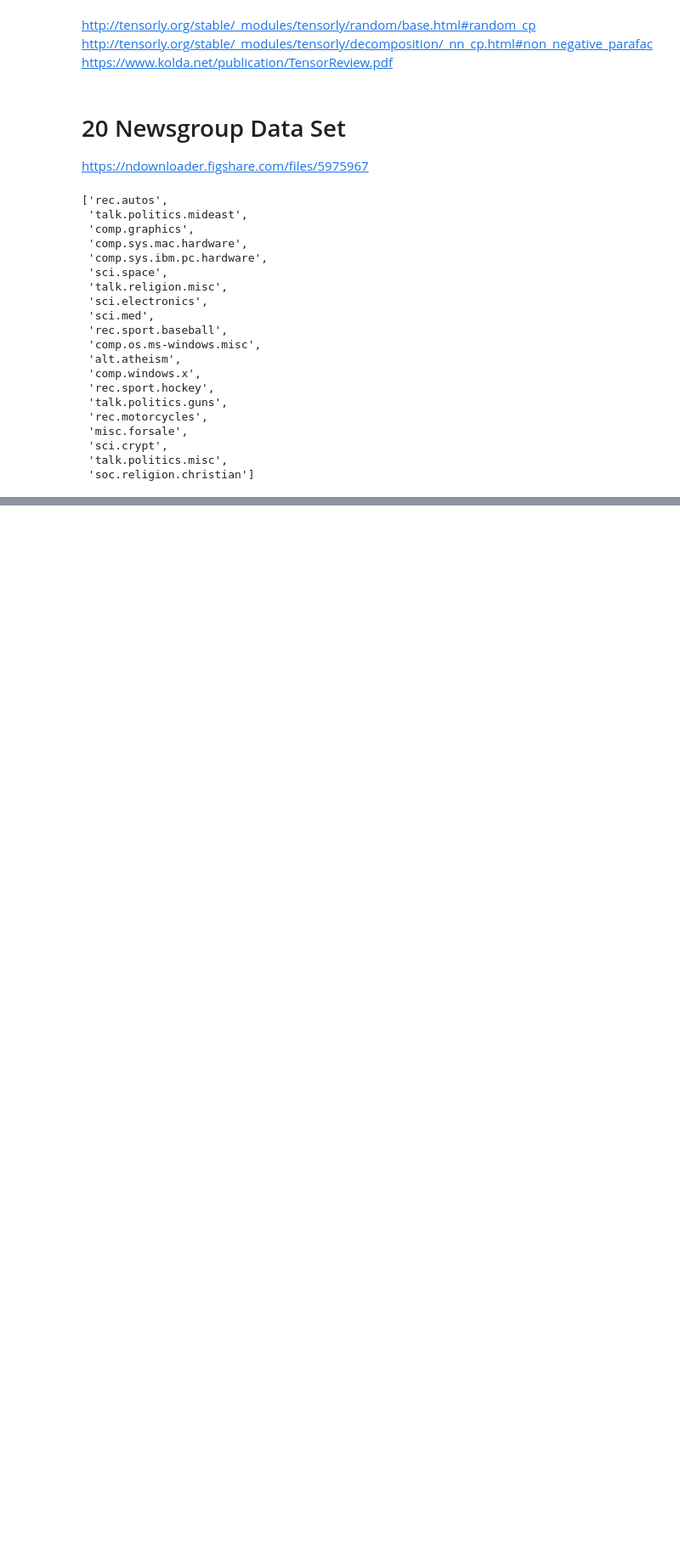
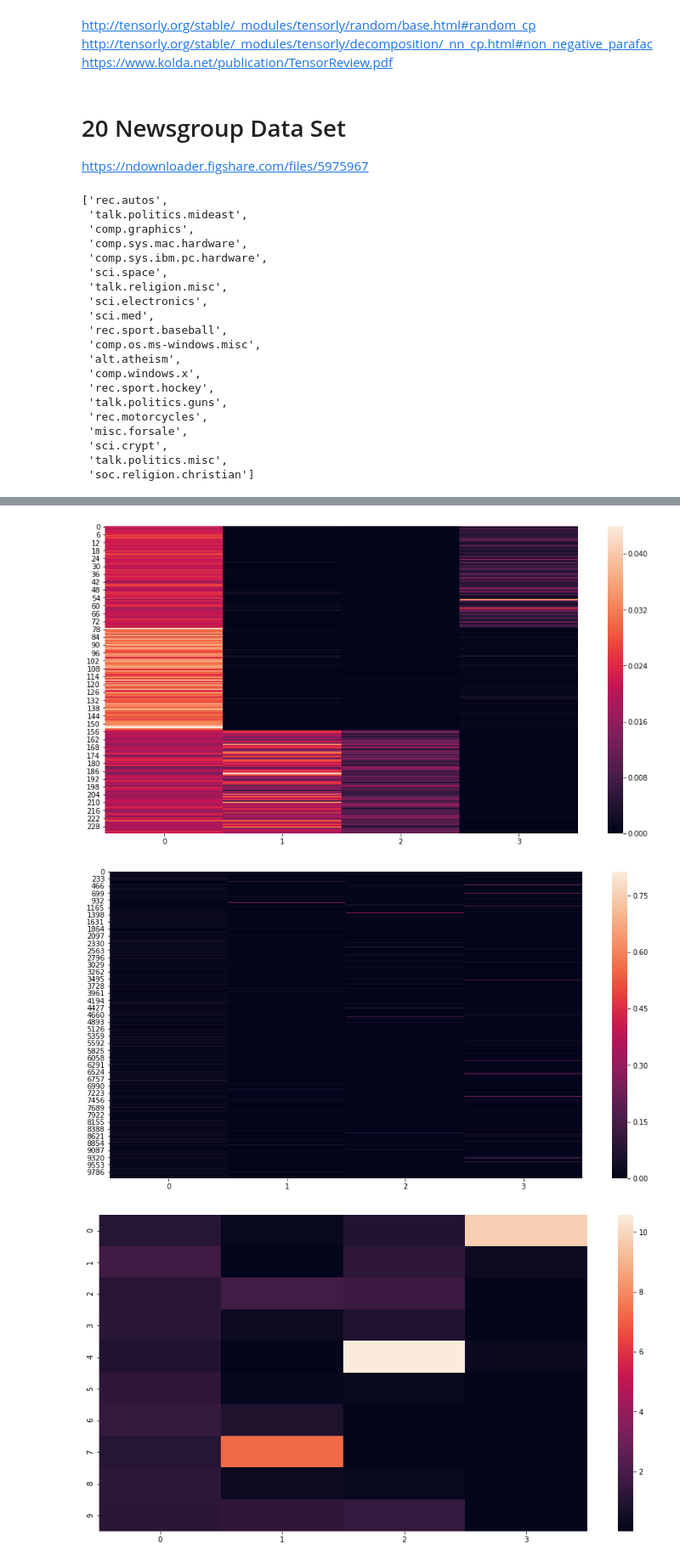
Before and after one commit to Mooseburger1/scratch_papers, a Jupyter notebook: Topic_Analysis/scratch_work/scratch.ipynb, the cells around one changed output, grey strips where cells are left out. Shown: that part at 85% size. Drawn from its saved outputs; the diff is of its cells as text; code cells hidden in the pictures; blank space fills up the shorter version.

```diff
--- a/Topic_Analysis/scratch_work/scratch.ipynb
+++ b/Topic_Analysis/scratch_work/scratch.ipynb
@@ -1040,0 +925,9 @@ re.split('-{2}', test)[0]
+# %%
+for factor in f:
+    plt.figure(figsize=(15,8))
+    sns.heatmap(factor)
+    plt.show()
+# %% [output]
+[figure, added]
+[figure, added]
+[figure, added]
```
Also changed, not shown: parts of 33 cells of this notebook.
